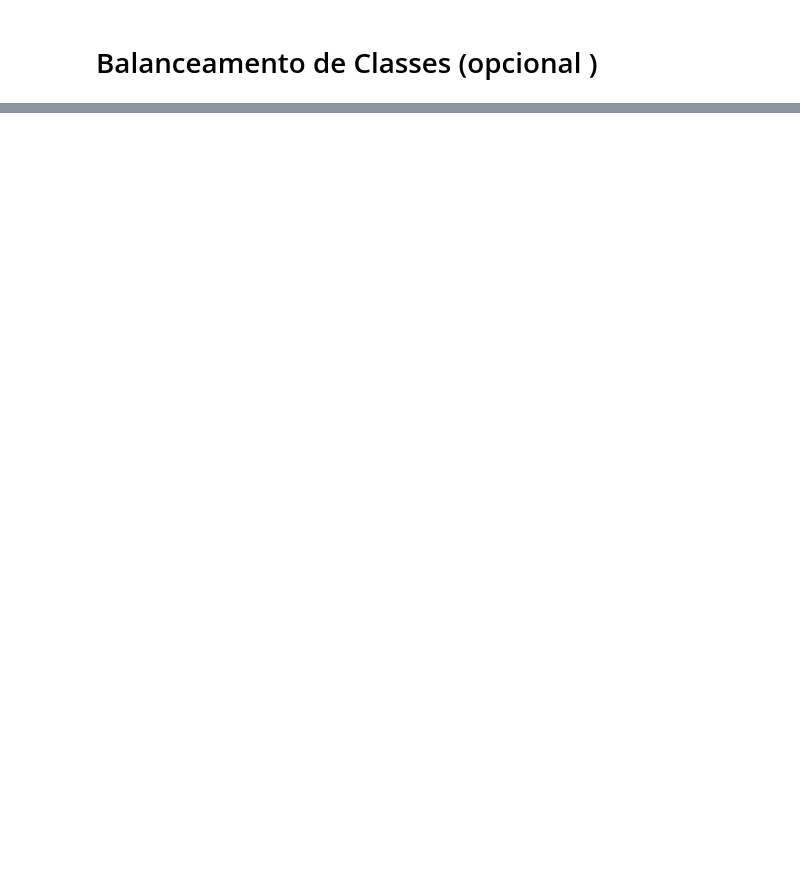
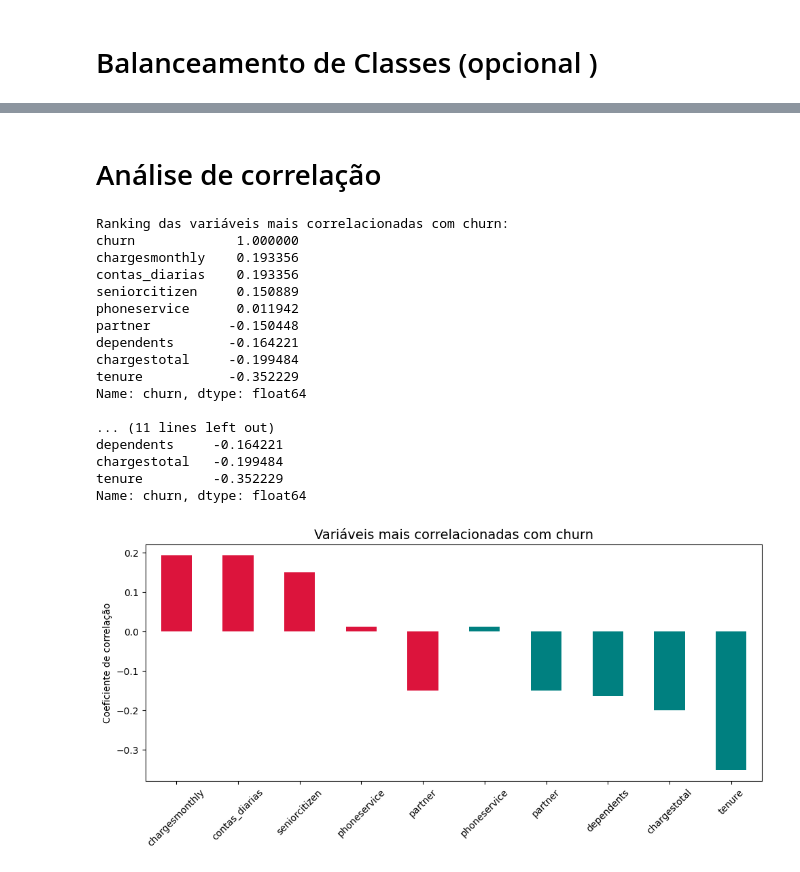
Before and after one commit to TyrGunllod/TELECOMX_ML, a Jupyter notebook: telecomx_ml.ipynb, the cells around one changed output, grey strips where cells are left out. Drawn from its saved outputs; the diff is of its cells as text; code cells hidden in the pictures; blank space fills up the shorter version.

```diff
--- a/telecomx_ml.ipynb
+++ b/telecomx_ml.ipynb
@@ -5,6 +20,18 @@
 # %% [markdown]
 # Extração do arquivo tratado
+# %%
+# Carrega a base de dados
+dados_base_tratado = pd.read_csv(
+    "https://raw.githubusercontent.com/TyrGunllod/TELECOMX_ML/refs/heads/main/dados/telecomx_clean.csv"
+)
 # %% [markdown]
 # Encoding
+# %%
+# One-Hot Encoding nas variáveis categóricas
+df_encoded = pd.get_dummies(
+    dados_base_tratado,
+    columns=["gender", "contract", "paymentmethod", "internetservice"],
+    drop_first=True   # evita multicolinearidade
+)
 # %% [markdown]
 # Verificação da Proporção de Evasão
@@ -12,0 +102,55 @@
+# %% [markdown]
+# Análise de correlação
+# %%
+# Seleciona apenas colunas numéricas
+df_corr = df_encoded.select_dtypes(include=["int64", "float64"])
+
+# Calcula a matriz de correlação
+corr_matrix = df_corr.corr()
+
+# Ordena as variáveis pela correlação com churn
+corr_target = corr_matrix["churn"].sort_values(ascending=False)
+
+# Exibe ranking completo
+print("Ranking das variáveis mais correlacionadas com churn:")
+print(corr_target)
+
+# Destaca as 5 maiores correlações positivas e negativas (excluindo churn)
+top_pos = corr_target.drop("churn").head(5)
+top_neg = corr_target.drop("churn").tail(5)
+
+print("\nTop 5 variáveis positivamente correlacionadas com churn:")
+print(top_pos)
+
+print("\nTop 5 variáveis negativamente correlacionadas com churn:")
+print(top_neg)
+
+# Gráfico das top correlações (positivo e negativo)
+top_corr = pd.concat([top_pos, top_neg])
+
+plt.figure(figsize=(10,5))
+top_corr.plot(kind="bar", color=["crimson"]*5 + ["teal"]*5)
+plt.title("Variáveis mais correlacionadas com churn", fontsize=14)
+plt.ylabel("Coeficiente de correlação")
+plt.xticks(rotation=45)
+plt.tight_layout()
+plt.show()
+# %% [output]
+Ranking das variáveis mais correlacionadas com churn:
+churn             1.000000
+chargesmonthly    0.193356
+contas_diarias    0.193356
+seniorcitizen     0.150889
+phoneservice      0.011942
+partner          -0.150448
+dependents       -0.164221
+chargestotal     -0.199484
+tenure           -0.352229
+Name: churn, dtype: float64
+
+... (11 lines left out)
+dependents     -0.164221
+chargestotal   -0.199484
+tenure         -0.352229
+Name: churn, dtype: float64
+[figure, added]
```
Also changed, not shown: parts of 19 cells of this notebook.
